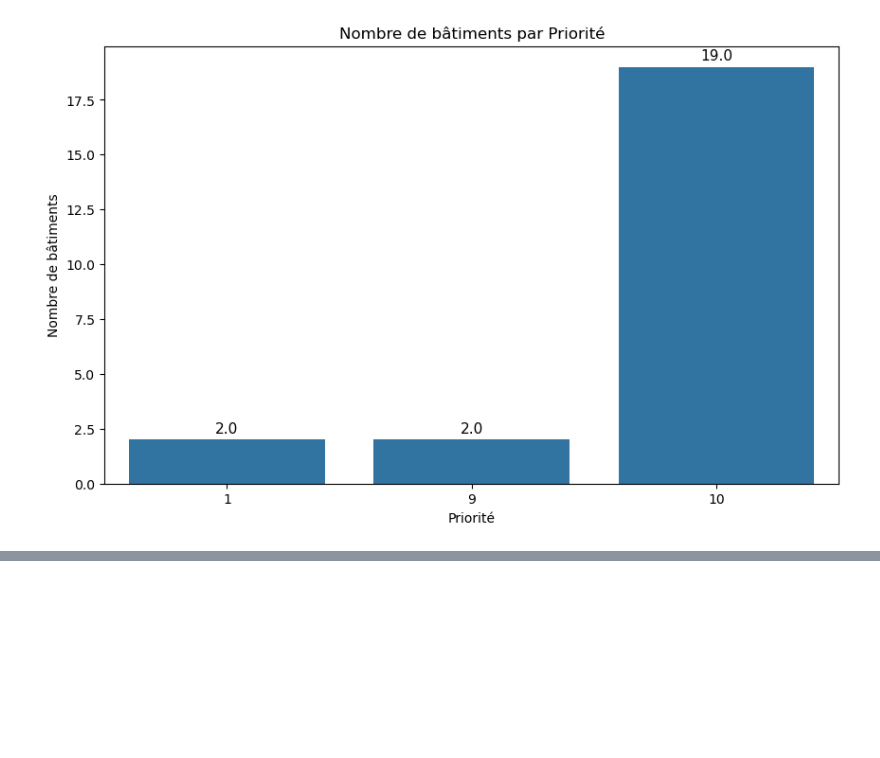
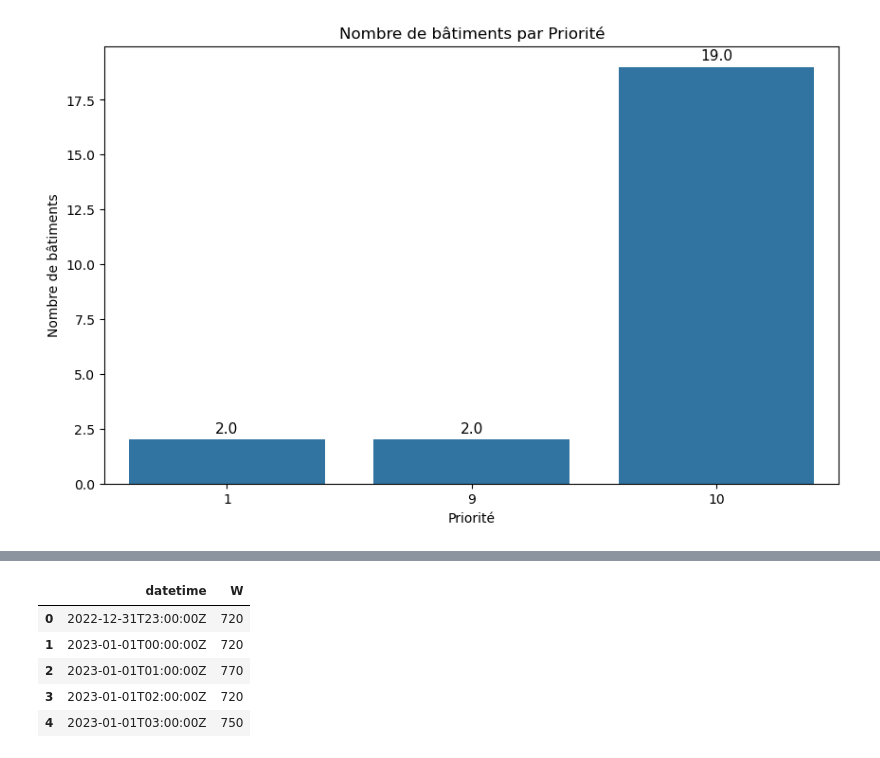
Before and after one commit to Alexdelh/Easy_ACC, a Jupyter notebook: Data_exploration.ipynb, the cells around one changed output, grey strips where cells are left out. Cells and saved outputs as stored; diff of their text form; code cells hidden in the pictures; blank space fills up the shorter version.

```diff
--- a/Data_exploration.ipynb
+++ b/Data_exploration.ipynb
@@ -153,0 +202,10 @@ plt.show()
+# %%
+case_3 = pd.read_csv("ACC_data/consumers/14520549851252.csv", sep=";")
+case_3.head()
+# %% [output]
+|  | datetime | W |
+| 0 | 2022-12-31T23:00:00Z | 720 |
+| 1 | 2023-01-01T00:00:00Z | 720 |
+| 2 | 2023-01-01T01:00:00Z | 770 |
+| 3 | 2023-01-01T02:00:00Z | 720 |
+| 4 | 2023-01-01T03:00:00Z | 750 |
```
Also changed, not shown: parts of 10 cells of this notebook.
